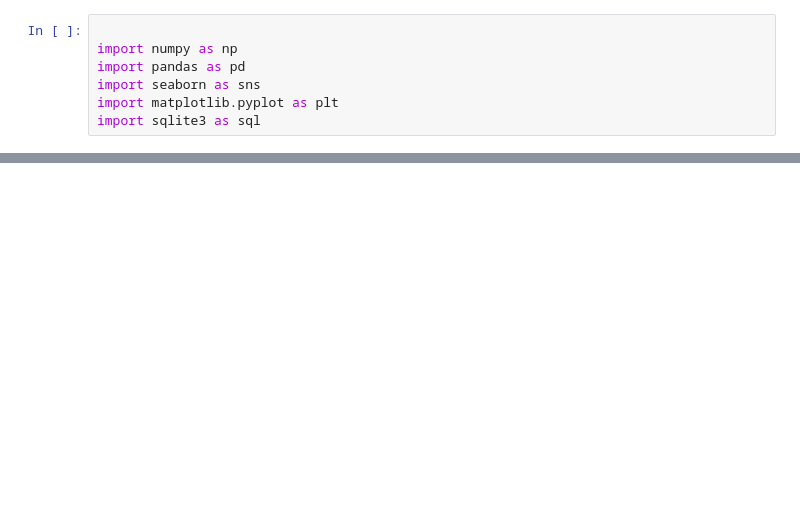
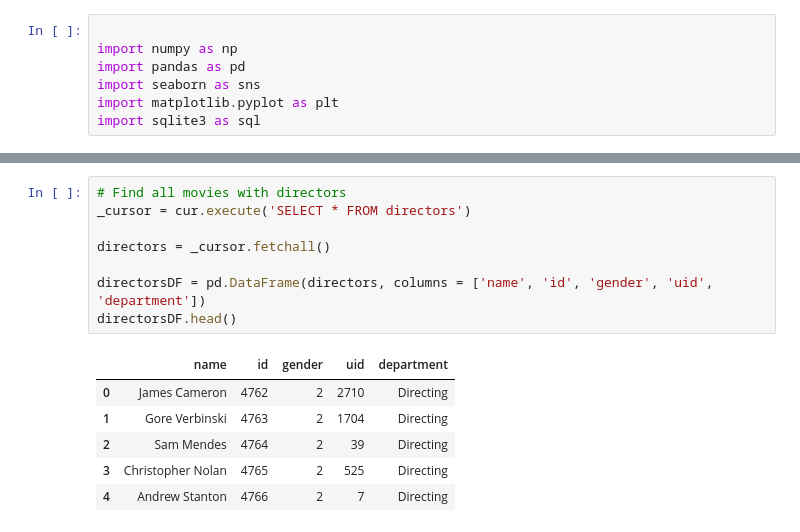
Before and after one commit to JoelBrice/data-analytics, a Jupyter notebook: imdb.ipynb, the cells around one changed output, grey strips where cells are left out. Cells and saved outputs as stored; diff of their text form; blank space fills up the shorter version.

```diff
--- a/imdb.ipynb
+++ b/imdb.ipynb
@@ -36,0 +42,15 @@ print(directors.head())
+# %%
+# Find all movies with directors
+_cursor = cur.execute('SELECT * FROM directors')
+
+directors = _cursor.fetchall()
+
+directorsDF = pd.DataFrame(directors, columns = ['name', 'id', 'gender', 'uid', 'department'])
+directorsDF.head()
+# %% [output]
+|  | name | id | gender | uid | department |
+| 0 | James Cameron | 4762 | 2 | 2710 | Directing |
+| 1 | Gore Verbinski | 4763 | 2 | 1704 | Directing |
+| 2 | Sam Mendes | 4764 | 2 | 39 | Directing |
+| 3 | Christopher Nolan | 4765 | 2 | 525 | Directing |
+| 4 | Andrew Stanton | 4766 | 2 | 7 | Directing |
```
Also changed, not shown: parts of 6 cells of this notebook, 1 other file.
